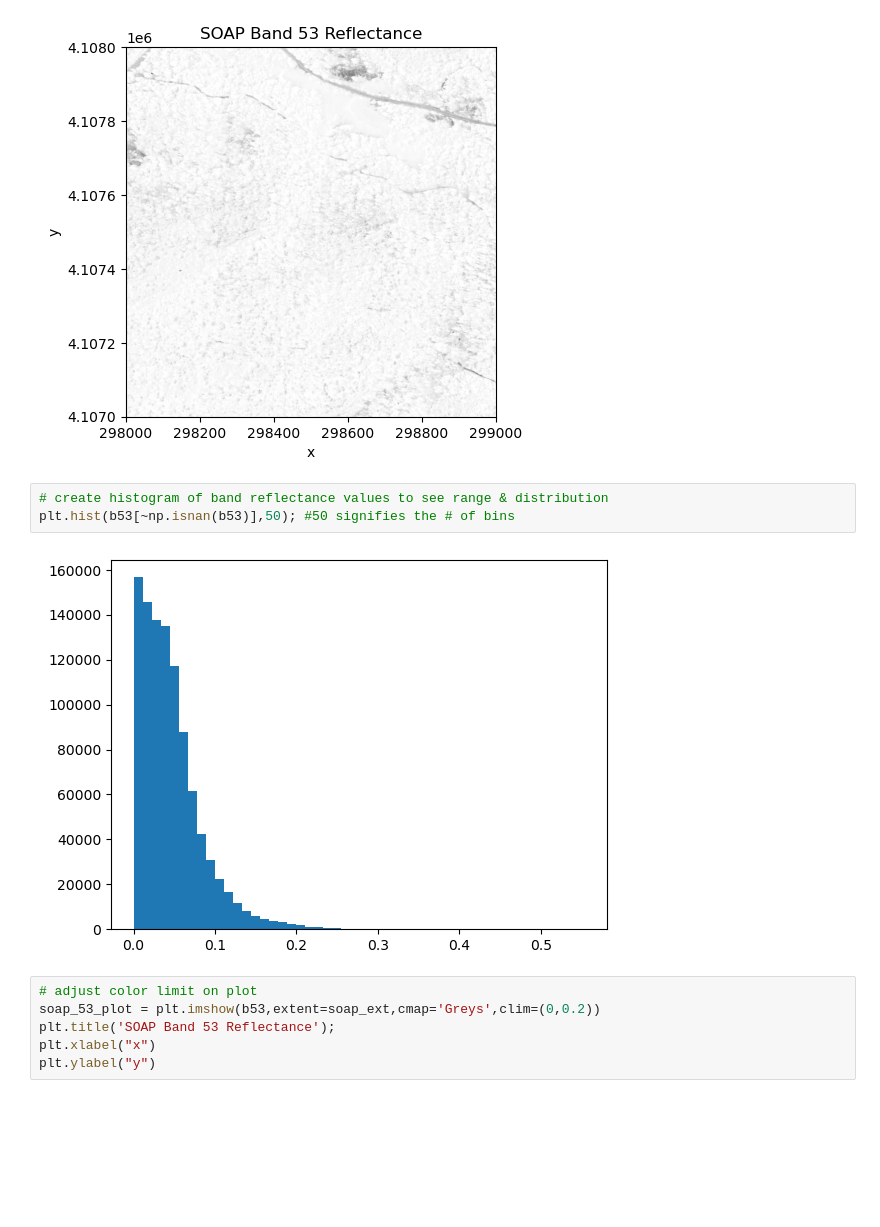
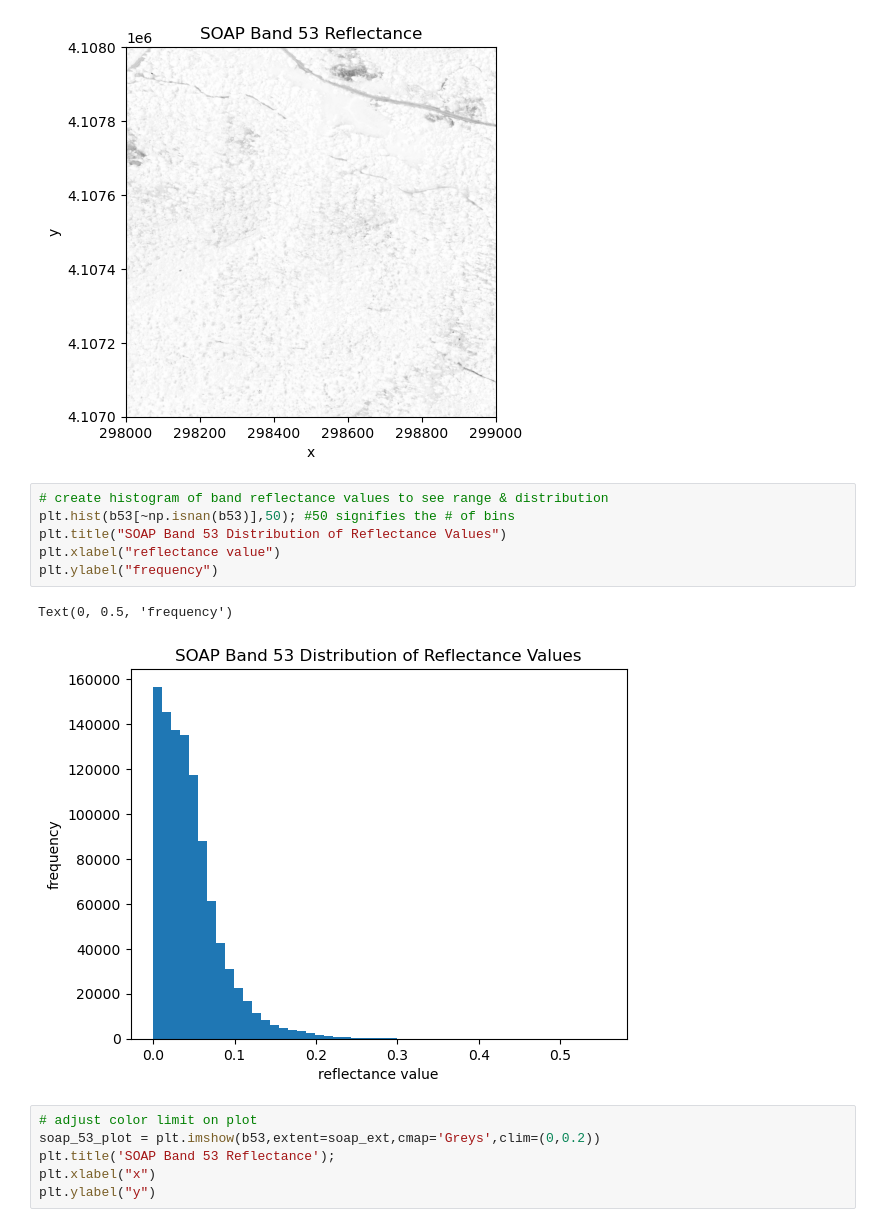
Before and after one commit to NEONScience/AOP-EMIT, a Jupyter notebook: notebooks/exploratory/hr/03_hr_neon_hyperspectral_download.ipynb, the cells around one changed output. Drawn from its saved outputs; the diff is of its cells as text; blank space fills up the shorter version.

Commit message:
added titles and axes labels to histograms

```diff
--- a/notebooks/exploratory/hr/03_hr_neon_hyperspectral_download.ipynb
+++ b/notebooks/exploratory/hr/03_hr_neon_hyperspectral_download.ipynb
@@ -452,8 +456,12 @@ Text(0, 0.5, 'y')
 # %%
 # create histogram of band reflectance values to see range & distribution
 plt.hist(b53[~np.isnan(b53)],50); #50 signifies the # of bins
+plt.title("SOAP Band 53 Distribution of Reflectance Values")
+plt.xlabel("reflectance value")
+plt.ylabel("frequency")
 # %% [output]
+Text(0, 0.5, 'frequency')
-[figure, old version]
+[figure, new version]
 # %%
 # adjust color limit on plot
 soap_53_plot = plt.imshow(b53,extent=soap_ext,cmap='Greys',clim=(0,0.2))
```
Also changed, not shown: parts of 3 cells of this notebook.
